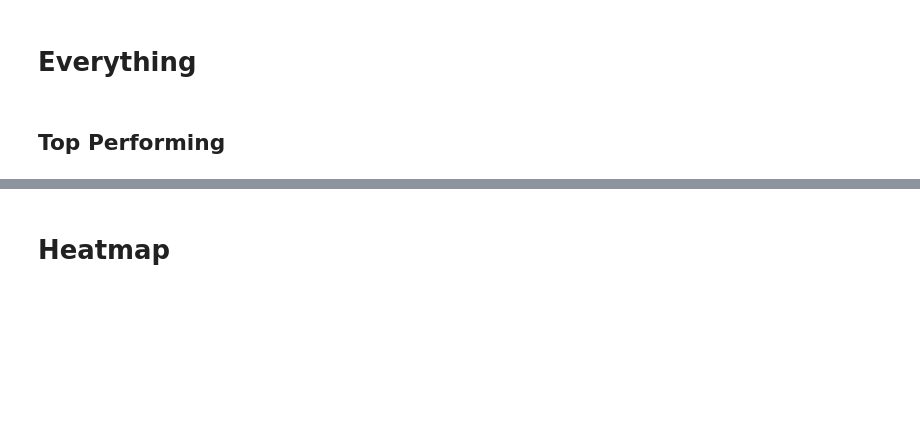
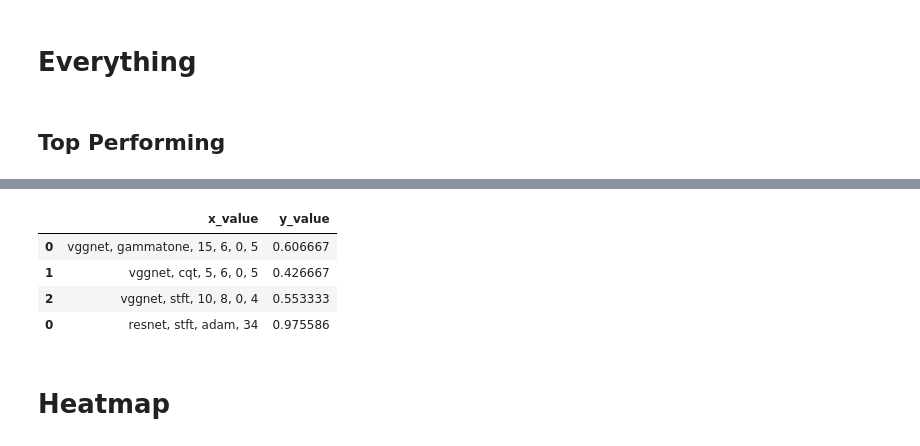
Before and after one commit to thomas-phillips/honours-research, a Jupyter notebook: src/graphing.ipynb, the cells around one changed output, grey strips where cells are left out. Saved outputs shown, nothing was run; the diff lists cells and outputs as text; code cells hidden in the pictures; blank space fills up the shorter version.

```diff
--- a/src/graphing.ipynb
+++ b/src/graphing.ipynb
@@ -197,3 +191,59 @@ df
+# %%
+limit = 1
+
+cnn_columns = "concat_ws(', ', m.name, m.preprocessing, d.optimiser, d.shuffle, e.epoch) as x_value, r.value as y_value"
+noShot = get_cnn(optimiser, cnn_columns, limit=limit, order="r.value desc")
+
+order = "r.accuracy desc"
+columns = "m.name, m.preprocessing, d.k_spt as shot, e.epoch, ms.step, r.update, r.accuracy as accuracy"
+
+fiveShot = get_maml(columns, 5, limit=limit, order=order)
+tenShot = get_maml(columns, 10, limit=limit, order=order)
+onefiveShot = get_maml(columns, 15, limit=limit, order=order)
+
+query = f"""
+with fiveShot as (
+    {fiveShot}
+),
+tenShot as (
+    {tenShot}
+),
+fifthteenShot as (
+    {onefiveShot}
+),
+combined as (
+select * from fiveShot
+union
+select * from tenShot
+union
+select * from fifthteenShot
+)
+select
+    concat_ws(', ', name, preprocessing, shot, epoch, step, update) as x_value, accuracy as y_value
+from combined
+"""
+
+columns, rows = query_database(query)
+
+df = pd.DataFrame(rows, columns=columns)
+df["y_value"] = df["y_value"].astype(float)
+df["x_value"] = df["x_value"].astype(str)
+
+
+columns, rows = query_database(noShot)
+df_cnn = pd.DataFrame(rows, columns=columns)
+df_cnn["y_value"] = df_cnn["y_value"].astype(float)
+df_cnn["x_value"] = df_cnn["x_value"].astype(str)
+df_cnn
+
+df = pd.concat([df, df_cnn])
+df
+# %% [output]
+|  | x_value | y_value |
+| 0 | vggnet, gammatone, 15, 6, 0, 5 | 0.606667 |
+| 1 | vggnet, cqt, 5, 6, 0, 5 | 0.426667 |
+| 2 | vggnet, stft, 10, 8, 0, 4 | 0.553333 |
+| 0 | resnet, stft, adam, 34 | 0.975586 |
 # %%
 x = df["x_value"]
 y = df["y_value"]
```
Also changed, not shown: parts of 28 cells of this notebook.
